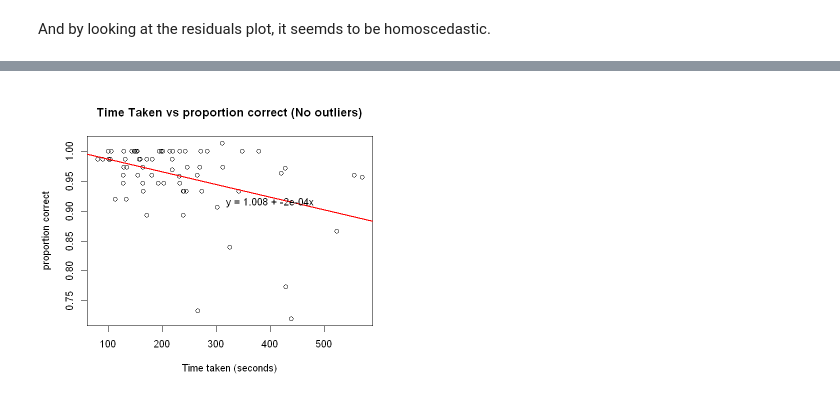
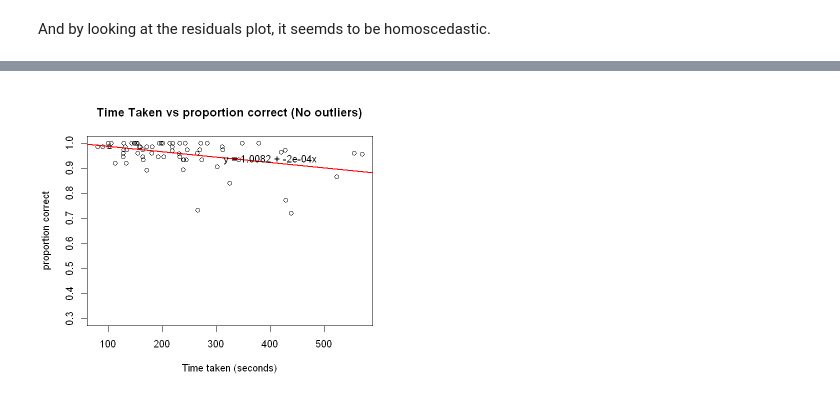
Before and after one commit to SentientPlatypus/time-limit-sim, a Jupyter notebook: notebook.ipynb, the cells around one changed output, grey strips where cells are left out. Saved outputs shown, nothing was run; the diff lists cells and outputs as text; code cells hidden in the pictures.

Commit message:
changed scale for last graph

```diff
--- a/notebook.ipynb
+++ b/notebook.ipynb
@@ -265,11 +265,11 @@ plot(residuals_no, type = "p", pch = 20, col = "steelblue", ylim=c(-.6, .1),
 # %%
 model_no <- lm(proportion~et, data = untimed_no)
-plot(untimed_no$et, untimed_no$proportion, main = "Time Taken vs proportion correct (No outliers)", xlab = "Time taken (seconds)", ylab = "proportion correct")
+plot(untimed_no$et, untimed_no$proportion, ylim=c(.3,1), main = "Time Taken vs proportion correct (No outliers)", xlab = "Time taken (seconds)", ylab = "proportion correct")
 abline(model_no, col = "red", lwd = 2)
 eq <- paste0("y = ", round(coef(model_no)[1], 4), " + ", round(coef(model_no)[2], 4), "x")
 text(400, .9, eq, pos = 3, offset = 0.5)
 # %% [output]
-[figure, old version]
+[figure, new version]
 # %%
 summary(model_no)
 print(paste("T-Statistic",coef(summary(model_no))["et", "t value"]))
```
Also changed, not shown: parts of 14 cells of this notebook.
